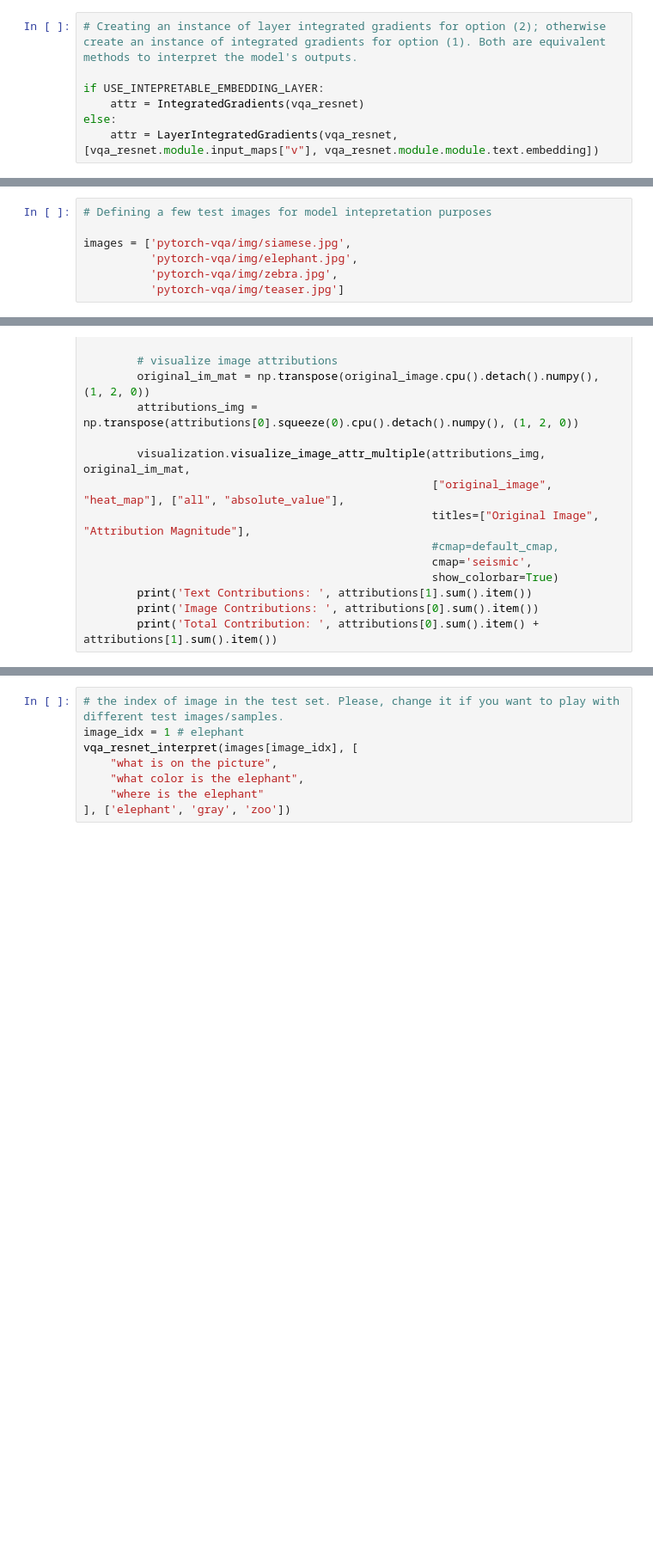
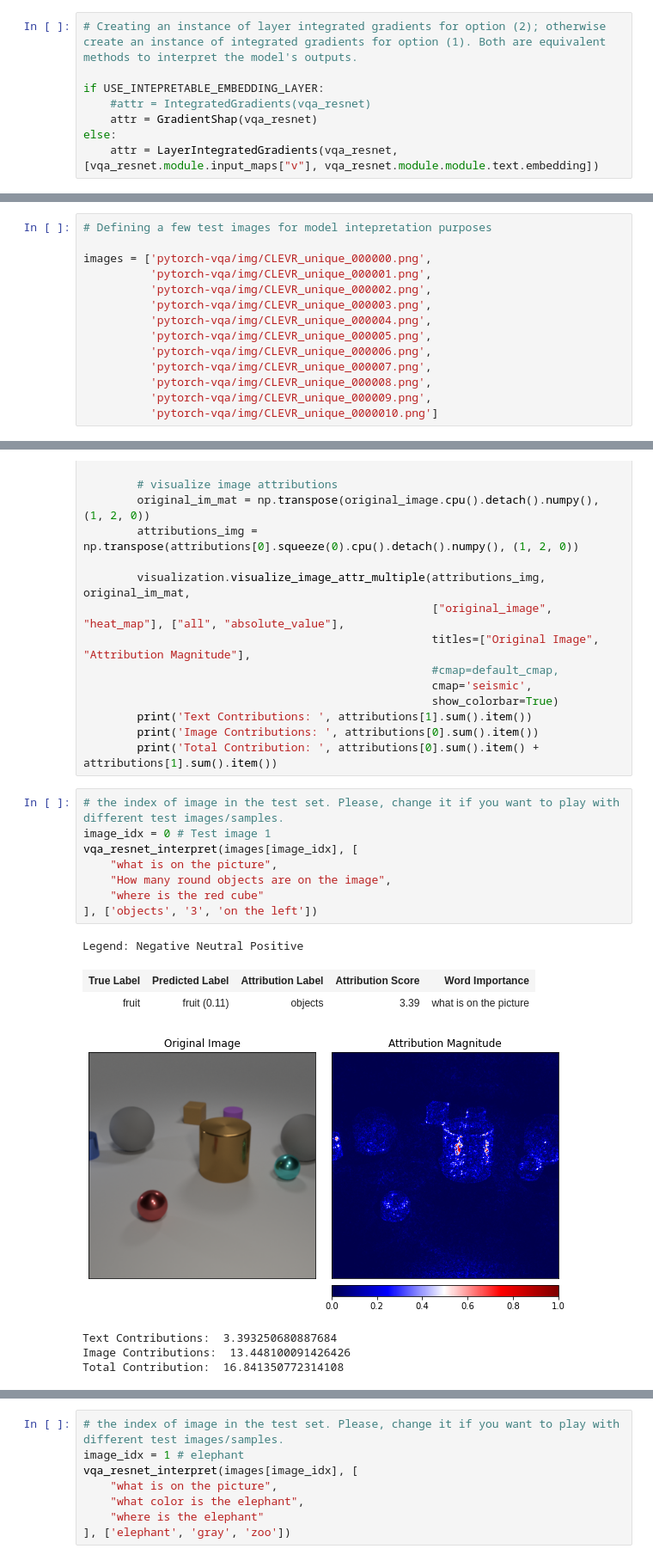
Before and after one commit to Scorsess/RelationNetworks-CLEVR, a Jupyter notebook: VQA_CLEVR.ipynb, the cells around one changed output, grey strips where cells are left out. Shown at 86% size. Saved outputs shown, nothing was run; the diff lists cells and outputs as text; blank space fills up the shorter version.

```diff
--- a/VQA_CLEVR.ipynb
+++ b/VQA_CLEVR.ipynb
@@ -273,7 +274,8 @@ torch.backends.cudnn.enabled=False
 # Creating an instance of layer integrated gradients for option (2); otherwise create an instance of integrated gradients for option (1). Both are equivalent methods to interpret the model's outputs.
 
 if USE_INTEPRETABLE_EMBEDDING_LAYER:
-    attr = IntegratedGradients(vqa_resnet)
+    #attr = IntegratedGradients(vqa_resnet)
+    attr = GradientShap(vqa_resnet)
 else:
     attr = LayerIntegratedGradients(vqa_resnet, [vqa_resnet.module.input_maps["v"], vqa_resnet.module.module.text.embedding])
 # %%
@@ -286,7 +288,14 @@ default_cmap = LinearSegmentedColormap.from_list('custom blue',
 # %%
 # Defining a few test images for model intepretation purposes
 
-images = ['pytorch-vqa/img/siamese.jpg',
-          'pytorch-vqa/img/elephant.jpg',
-          'pytorch-vqa/img/zebra.jpg',
-          'pytorch-vqa/img/teaser.jpg']
+images = ['pytorch-vqa/img/CLEVR_unique_000000.png',
+          'pytorch-vqa/img/CLEVR_unique_000001.png',
+          'pytorch-vqa/img/CLEVR_unique_000002.png',
+          'pytorch-vqa/img/CLEVR_unique_000003.png',
+          'pytorch-vqa/img/CLEVR_unique_000004.png',
+          'pytorch-vqa/img/CLEVR_unique_000005.png',
+          'pytorch-vqa/img/CLEVR_unique_000006.png',
+          'pytorch-vqa/img/CLEVR_unique_000007.png',
+          'pytorch-vqa/img/CLEVR_unique_000008.png',
+          'pytorch-vqa/img/CLEVR_unique_000009.png',
+          'pytorch-vqa/img/CLEVR_unique_0000010.png']
@@ -352,3 +380,19 @@ def vqa_resnet_interpret(image_filename, questions, targets):
         print('Text Contributions: ', attributions[1].sum().item())
         print('Image Contributions: ', attributions[0].sum().item())
         print('Total Contribution: ', attributions[0].sum().item() + attributions[1].sum().item())
+# %%
+# the index of image in the test set. Please, change it if you want to play with different test images/samples.
+image_idx = 0 # Test image 1
+vqa_resnet_interpret(images[image_idx], [
+    "what is on the picture",
+    "How many round objects are on the image",
+    "where is the red cube"
+], ['objects', '3', 'on the left'])
+# %% [output]
+Legend: Negative Neutral Positive
+| True Label | Predicted Label | Attribution Label | Attribution Score | Word Importance |
+| fruit | fruit (0.11) | objects | 3.39 | what is on the picture |
+[figure, added]
+Text Contributions:  3.393250680887684
+Image Contributions:  13.448100091426426
+Total Contribution:  16.841350772314108
```
Also changed, not shown: parts of 7 cells of this notebook.
